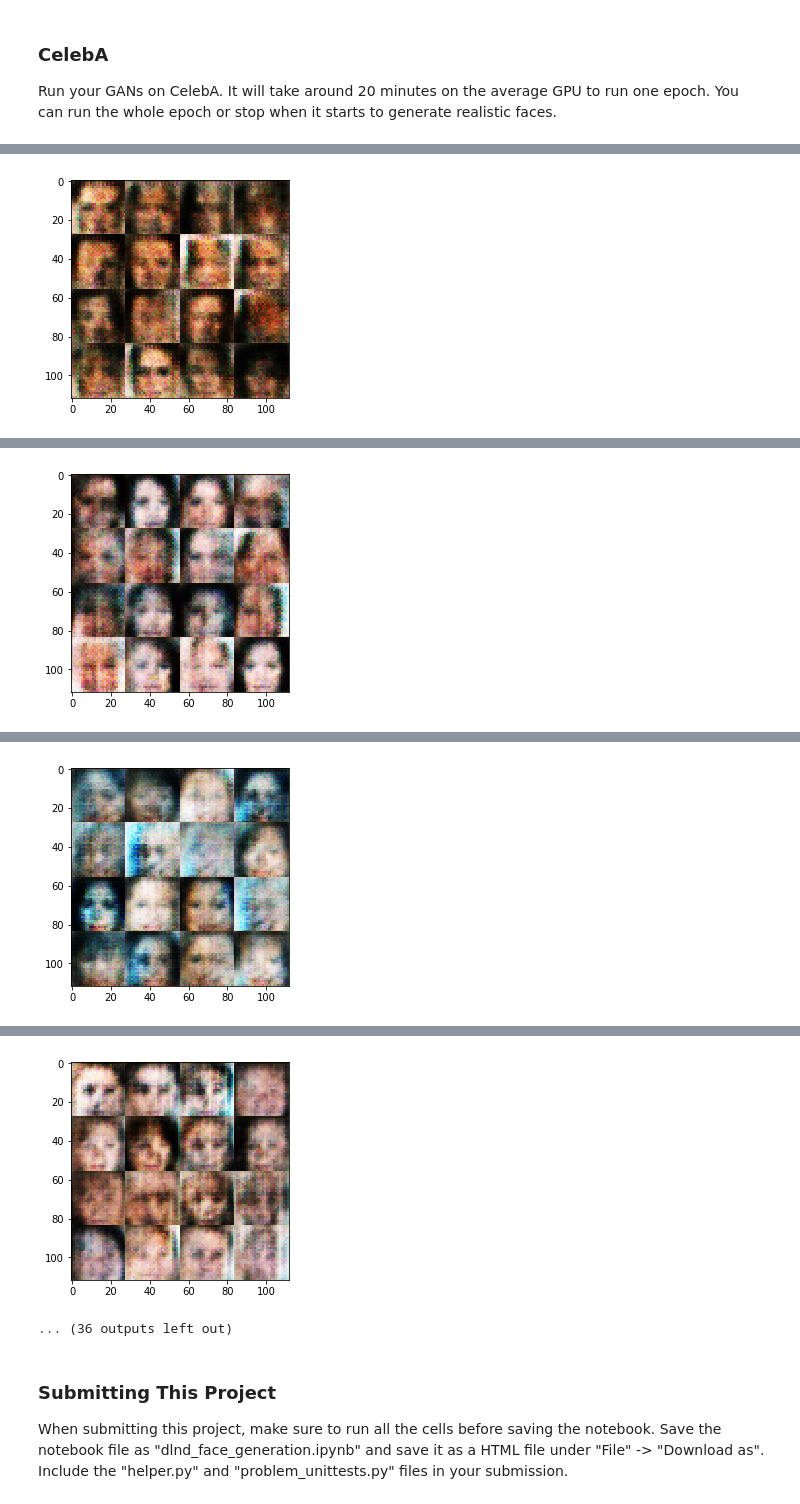
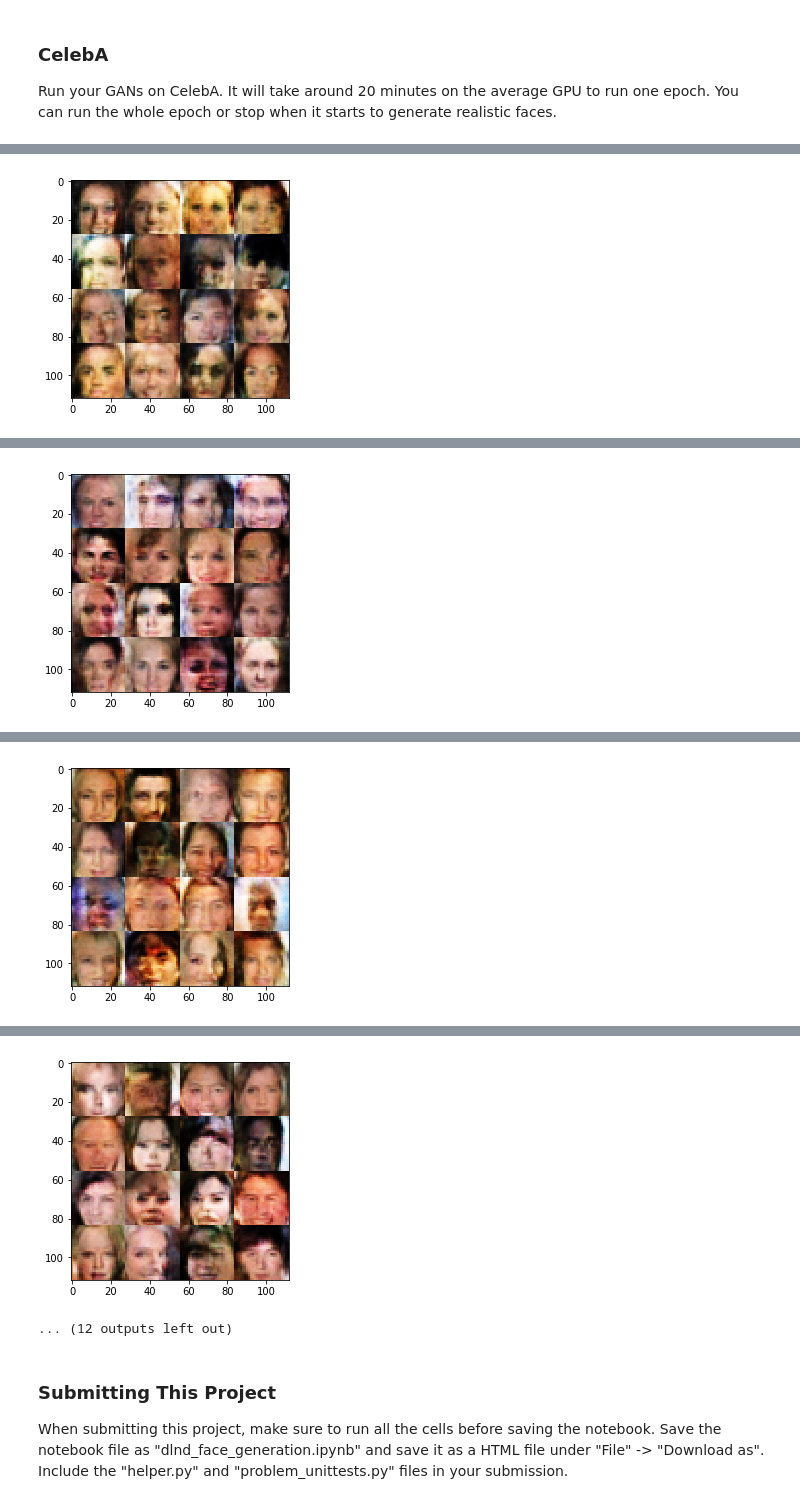
Before and after one commit to 4862837083/gan_face, a Jupyter notebook: dlnd_face_generation.ipynb, the cells around one changed output, grey strips where cells are left out. Drawn from its saved outputs; the diff is of its cells as text; code cells hidden in the pictures.

Commit message:
decrease batchsize

```diff
--- a/dlnd_face_generation.ipynb
+++ b/dlnd_face_generation.ipynb
@@ -340,7 +340,7 @@ def train(epoch_count, batch_size, z_dim, learning_rate, beta1, get_batches, dat
                 batch_z = np.random.uniform(-1, 1, size=(batch_size, z_dim))
                 _ = sess.run(d_opt, feed_dict={input_image:batch_images, z_data:batch_z, lr: learning_rate})
                 _ = sess.run(g_opt, feed_dict={input_image:batch_images, z_data:batch_z, lr: learning_rate})
-                if counter % 64==0:
+                if counter % 512==0:
                     train_loss_d = d_loss.eval({input_image:batch_images, z_data:batch_z, lr: learning_rate})
                     train_loss_g = g_loss.eval({input_image:batch_images, z_data:batch_z, lr: learning_rate})
                     print("Epoch {}/{}...".format(epoch_i+1, epoch_count),
@@ -384,7 +384,7 @@ Epoch 1/3... Discriminator Loss: 0.5343... Generator Loss: 2.3404
 ### CelebA
 Run your GANs on CelebA.  It will take around 20 minutes on the average GPU to run one epoch.  You can run the whole epoch or stop when it starts to generate realistic faces.
 # %%
-batch_size = 128
+batch_size = 32
 z_dim = 128
 learning_rate = 0.0003
 beta1 = 0.5
@@ -408 +408 @@ Epoch 1/1... Discriminator Loss: 1.5926... Generator Loss: 7.1847
-[figure, old version]
+[figure, new version]
@@ -410 +410 @@ Epoch 1/1... Discriminator Loss: 0.7120... Generator Loss: 1.8240
-[figure, old version]
+[figure, new version]
@@ -412 +412 @@ Epoch 1/1... Discriminator Loss: 0.5740... Generator Loss: 2.1983
-[figure, old version]
+[figure, new version]
@@ -414,5 +414,5 @@ Epoch 1/1... Discriminator Loss: 0.7334... Generator Loss: 1.5302
-[figure, old version]
+[figure, new version]
-... (36 outputs left out)
+... (12 outputs left out)
 # %% [markdown]
 ### Submitting This Project
 When submitting this project, make sure to run all the cells before saving the notebook. Save the notebook file as "dlnd_face_generation.ipynb" and save it as a HTML file under "File" -> "Download as". Include the "helper.py" and "problem_unittests.py" files in your submission.
```
Also changed, not shown: parts of 2 cells of this notebook, 1 other file.
